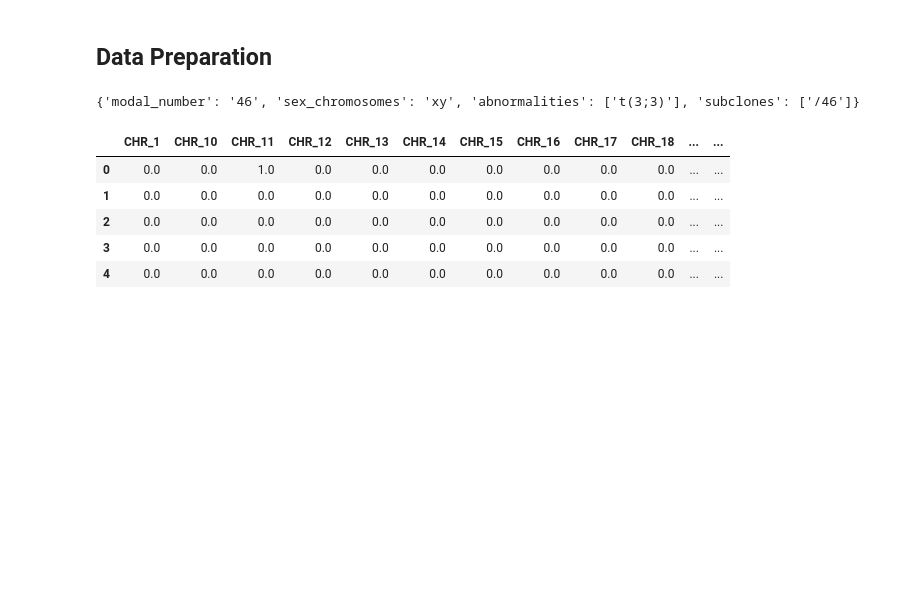
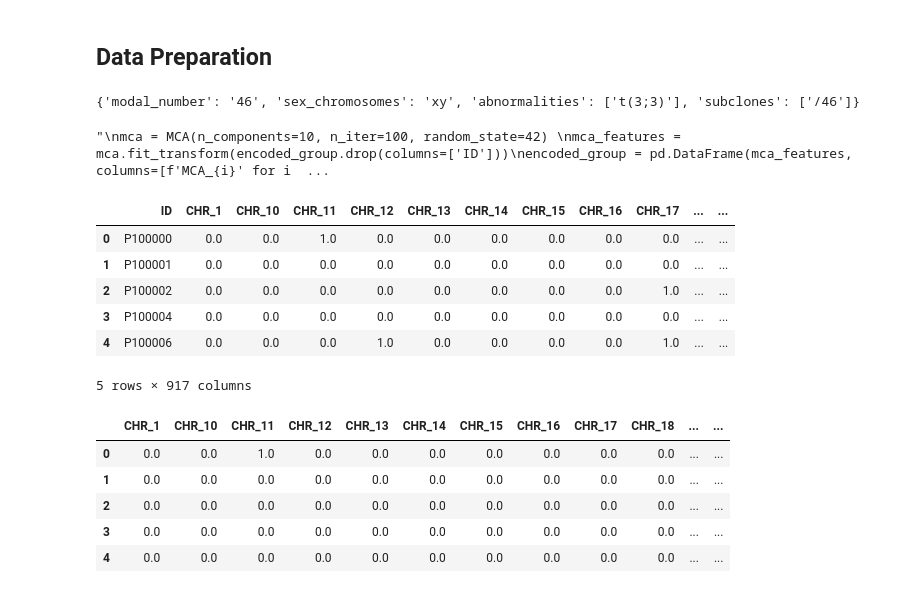
Before and after one commit to Loic-Jaillet/ENS-ML-Challenge, a Jupyter notebook: challenge_v2.ipynb, the cells around one changed output. Saved outputs shown, nothing was run; the diff lists cells and outputs as text; code cells hidden in the pictures; blank space fills up the shorter version.

```diff
--- a/challenge_v2.ipynb
+++ b/challenge_v2.ipynb
@@ -149,4 +153,32 @@ coords['Cluster'] = clusters
 coords.head()
 
 molecular_df['Cluster'] = coords['Cluster']
+# %%
+#One hot encoding
+categorical_cols = ['CHR','GENE','EFFECT','REF','ALT','Cluster']
+
+encoder = OneHotEncoder(sparse_output=False, handle_unknown='ignore')
+encoded_features = encoder.fit_transform(molecular_df[categorical_cols])
+encoded_df = pd.DataFrame(encoded_features, columns=encoder.get_feature_names_out(categorical_cols))
+encoded_df['ID'] = molecular_df['ID']
+encoded_group = encoded_df.groupby('ID').sum().reset_index()
+
+"""
+mca = MCA(n_components=10, n_iter=100, random_state=42)
+mca_features = mca.fit_transform(encoded_group.drop(columns=['ID']))
+encoded_group = pd.DataFrame(mca_features, columns=[f'MCA_{i}' for i in range(mca_features.shape[1])])
+encoded_group['ID'] = molecular_df['ID'].unique()
+"""
+# %% [output]
+"\nmca = MCA(n_components=10, n_iter=100, random_state=42) \nmca_features = mca.fit_transform(encoded_group.drop(columns=['ID']))\nencoded_group = pd.DataFrame(mca_features, columns=[f'MCA_{i}' for i  ...
+# %%
+encoded_group.head()
+# %% [output]
+|  | ID | CHR_1 | CHR_10 | CHR_11 | CHR_12 | CHR_13 | CHR_14 | CHR_15 | CHR_16 | CHR_17 | ... | ... |
+| 0 | P100000 | 0.0 | 0.0 | 1.0 | 0.0 | 0.0 | 0.0 | 0.0 | 0.0 | 0.0 | ... | ... |
+| 1 | P100001 | 0.0 | 0.0 | 0.0 | 0.0 | 0.0 | 0.0 | 0.0 | 0.0 | 0.0 | ... | ... |
+| 2 | P100002 | 0.0 | 0.0 | 0.0 | 0.0 | 0.0 | 0.0 | 0.0 | 0.0 | 1.0 | ... | ... |
+| 3 | P100004 | 0.0 | 0.0 | 0.0 | 0.0 | 0.0 | 0.0 | 0.0 | 0.0 | 0.0 | ... | ... |
+| 4 | P100006 | 0.0 | 0.0 | 0.0 | 1.0 | 0.0 | 0.0 | 0.0 | 0.0 | 1.0 | ... | ... |
+5 rows × 917 columns
 # %%
```
Also changed, not shown: parts of 18 cells of this notebook, 1 other file.
